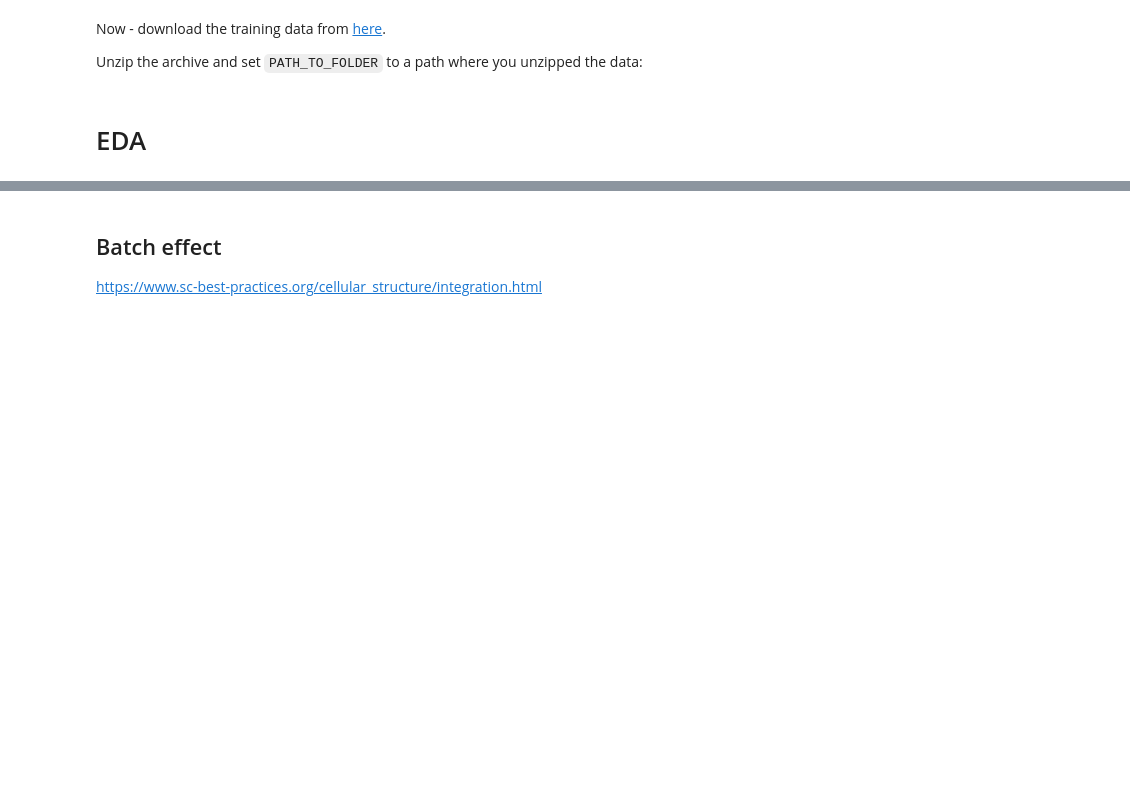
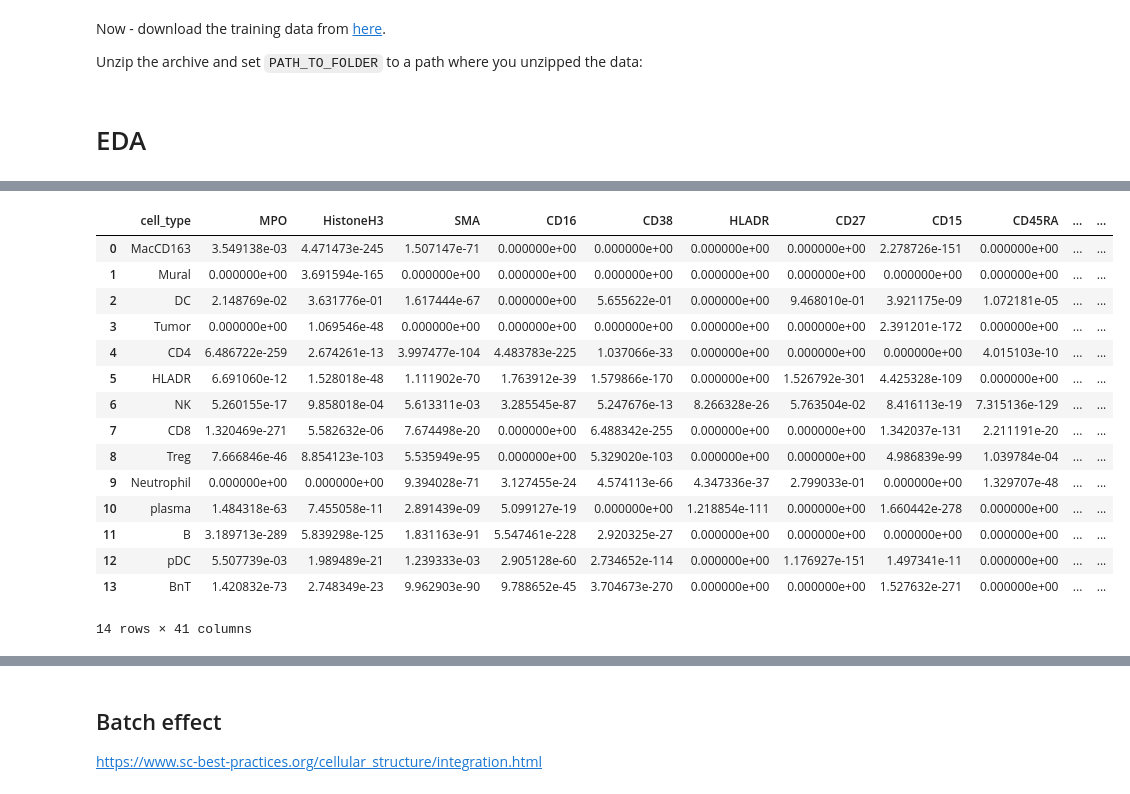
Before and after one commit to wtrawinska/Deep_learning_project, a Jupyter notebook: DL4DS_EDA_1.ipynb, the cells around one changed output, grey strips where cells are left out. Cells and saved outputs as stored; diff of their text form; code cells hidden in the pictures; blank space fills up the shorter version.

```diff
--- a/DL4DS_EDA_1.ipynb
+++ b/DL4DS_EDA_1.ipynb
@@ -130,0 +182,19 @@ TRAIN_IMAGE_DATA_MASKS = os.path.join(TRAIN_IMAGE_DATA_DIR, ORIGINAL_MASKS_SUBDI
+# %%
+df_1_samp
+# %% [output]
+|  | cell_type | MPO | HistoneH3 | SMA | CD16 | CD38 | HLADR | CD27 | CD15 | CD45RA | ... | ... |
+| 0 | MacCD163 | 3.549138e-03 | 4.471473e-245 | 1.507147e-71 | 0.000000e+00 | 0.000000e+00 | 0.000000e+00 | 0.000000e+00 | 2.278726e-151 | 0.000000e+00 | ... | ... |
+| 1 | Mural | 0.000000e+00 | 3.691594e-165 | 0.000000e+00 | 0.000000e+00 | 0.000000e+00 | 0.000000e+00 | 0.000000e+00 | 0.000000e+00 | 0.000000e+00 | ... | ... |
+| 2 | DC | 2.148769e-02 | 3.631776e-01 | 1.617444e-67 | 0.000000e+00 | 5.655622e-01 | 0.000000e+00 | 9.468010e-01 | 3.921175e-09 | 1.072181e-05 | ... | ... |
+| 3 | Tumor | 0.000000e+00 | 1.069546e-48 | 0.000000e+00 | 0.000000e+00 | 0.000000e+00 | 0.000000e+00 | 0.000000e+00 | 2.391201e-172 | 0.000000e+00 | ... | ... |
+| 4 | CD4 | 6.486722e-259 | 2.674261e-13 | 3.997477e-104 | 4.483783e-225 | 1.037066e-33 | 0.000000e+00 | 0.000000e+00 | 0.000000e+00 | 4.015103e-10 | ... | ... |
+| 5 | HLADR | 6.691060e-12 | 1.528018e-48 | 1.111902e-70 | 1.763912e-39 | 1.579866e-170 | 0.000000e+00 | 1.526792e-301 | 4.425328e-109 | 0.000000e+00 | ... | ... |
+| 6 | NK | 5.260155e-17 | 9.858018e-04 | 5.613311e-03 | 3.285545e-87 | 5.247676e-13 | 8.266328e-26 | 5.763504e-02 | 8.416113e-19 | 7.315136e-129 | ... | ... |
+| 7 | CD8 | 1.320469e-271 | 5.582632e-06 | 7.674498e-20 | 0.000000e+00 | 6.488342e-255 | 0.000000e+00 | 0.000000e+00 | 1.342037e-131 | 2.211191e-20 | ... | ... |
+| 8 | Treg | 7.666846e-46 | 8.854123e-103 | 5.535949e-95 | 0.000000e+00 | 5.329020e-103 | 0.000000e+00 | 0.000000e+00 | 4.986839e-99 | 1.039784e-04 | ... | ... |
+| 9 | Neutrophil | 0.000000e+00 | 0.000000e+00 | 9.394028e-71 | 3.127455e-24 | 4.574113e-66 | 4.347336e-37 | 2.799033e-01 | 0.000000e+00 | 1.329707e-48 | ... | ... |
+| 10 | plasma | 1.484318e-63 | 7.455058e-11 | 2.891439e-09 | 5.099127e-19 | 0.000000e+00 | 1.218854e-111 | 0.000000e+00 | 1.660442e-278 | 0.000000e+00 | ... | ... |
+| 11 | B | 3.189713e-289 | 5.839298e-125 | 1.831163e-91 | 5.547461e-228 | 2.920325e-27 | 0.000000e+00 | 0.000000e+00 | 0.000000e+00 | 0.000000e+00 | ... | ... |
+| 12 | pDC | 5.507739e-03 | 1.989489e-21 | 1.239333e-03 | 2.905128e-60 | 2.734652e-114 | 0.000000e+00 | 1.176927e-151 | 1.497341e-11 | 0.000000e+00 | ... | ... |
+| 13 | BnT | 1.420832e-73 | 2.748349e-23 | 9.962903e-90 | 9.788652e-45 | 3.704673e-270 | 0.000000e+00 | 0.000000e+00 | 1.527632e-271 | 0.000000e+00 | ... | ... |
+14 rows × 41 columns
```
Also changed, not shown: parts of 41 cells of this notebook.
